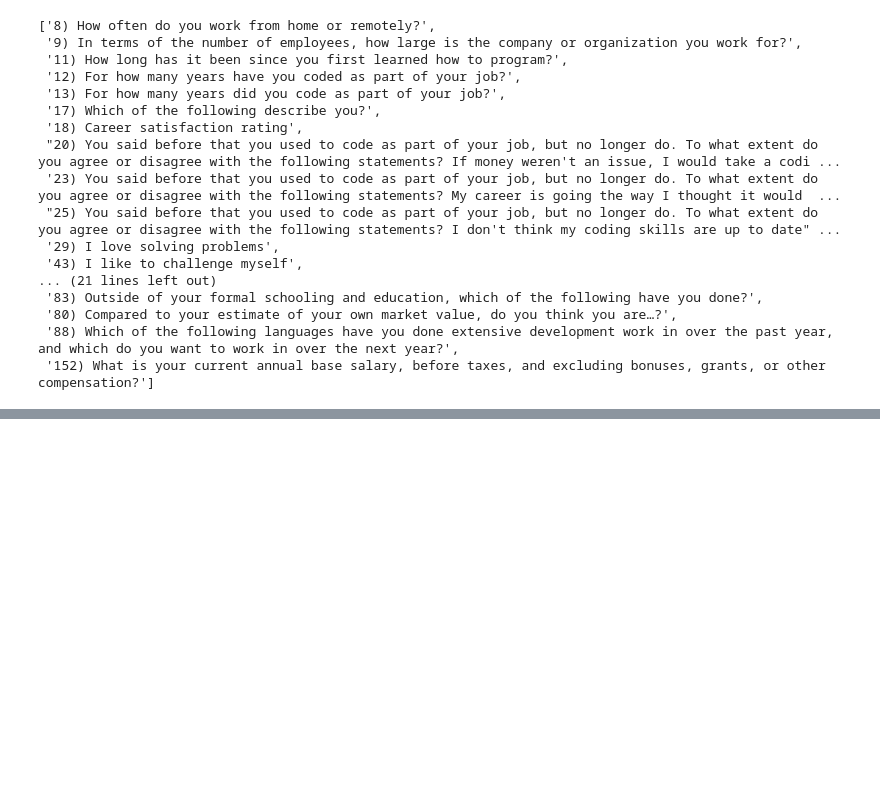
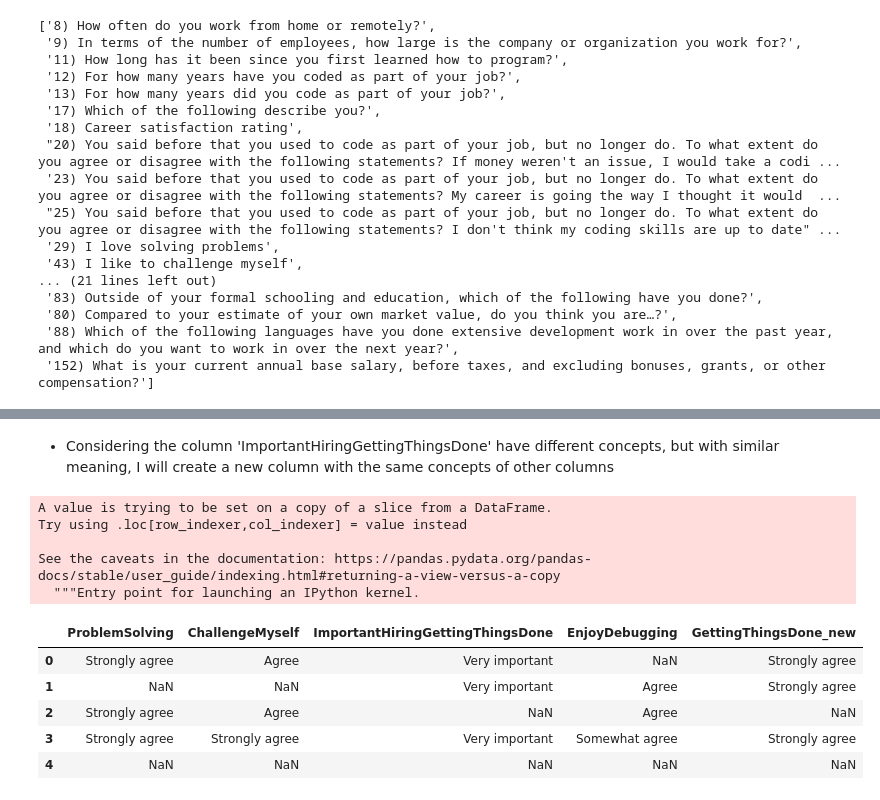
Before and after one commit to rafael-roldao/udct_p1_stackoverflow, a Jupyter notebook: 2017 Stackoverflow Survey Analysis.ipynb, the cells around one changed output, grey strips where cells are left out. Saved outputs shown, nothing was run; the diff lists cells and outputs as text; code cells hidden in the pictures; blank space fills up the shorter version.

```diff
--- a/2017 Stackoverflow Survey Analysis.ipynb
+++ b/2017 Stackoverflow Survey Analysis.ipynb
@@ -99,0 +142,3 @@ Name: SurveyLong, dtype: int64
+# %%
+prob_solv_df = df_answ.iloc[:,[29,43,78,104]]
+prob_solv_df.head()
@@ -99,0 +152,19 @@ Name: SurveyLong, dtype: int64
+# %% [markdown]
+- Considering the column 'ImportantHiringGettingThingsDone' have different concepts, but with similar meaning, I will create a new column with the same concepts of other columns
+# %%
+prob_solv_df['GettingThingsDone_new'] = prob_solv_df['ImportantHiringGettingThingsDone'].replace('Very important', 'Strongly agree').replace('Important', 'Agree').replace('Somewhat important', 'Somewhat agree').replace('Not very important', 'Disagree').replace('Not at all important', 'Strongly disagree')
+# %% [output]
+A value is trying to be set on a copy of a slice from a DataFrame.
+Try using .loc[row_indexer,col_indexer] = value instead
+
+See the caveats in the documentation: https://pandas.pydata.org/pandas-docs/stable/user_guide/indexing.html#returning-a-view-versus-a-copy
+  """Entry point for launching an IPython kernel.
+# %%
+prob_solv_df.head()
+# %% [output]
+|  | ProblemSolving | ChallengeMyself | ImportantHiringGettingThingsDone | EnjoyDebugging | GettingThingsDone_new |
+| 0 | Strongly agree | Agree | Very important | NaN | Strongly agree |
+| 1 | NaN | NaN | Very important | Agree | Strongly agree |
+| 2 | Strongly agree | Agree | NaN | Agree | NaN |
+| 3 | Strongly agree | Strongly agree | Very important | Somewhat agree | Strongly agree |
+| 4 | NaN | NaN | NaN | NaN | NaN |
```
Also changed, not shown: parts of 22 cells of this notebook.
